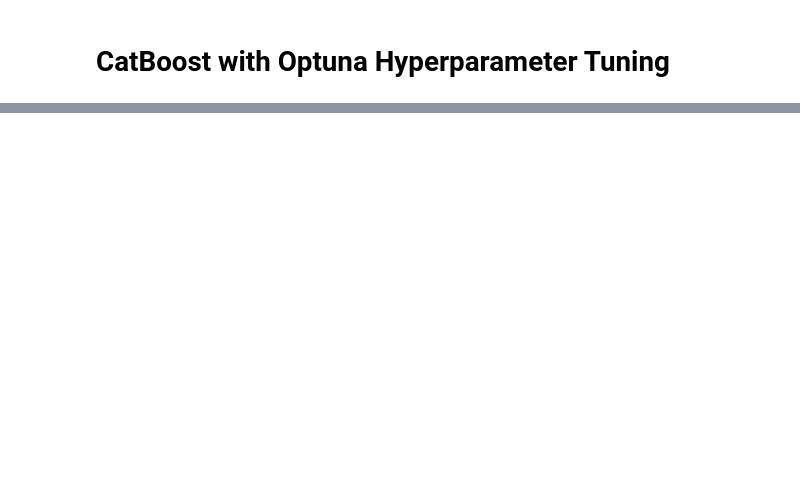
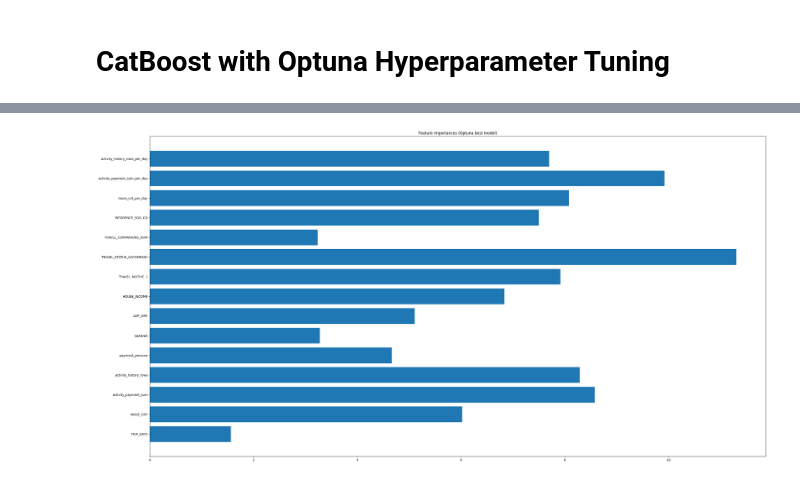
Before and after one commit to SKNetworks-AI19-250818/SKN19-mini-1Team, a Jupyter notebook: ML/01_CatBoost.ipynb, the cells around one changed output, grey strips where cells are left out. Cells and saved outputs as stored; diff of their text form; code cells hidden in the pictures; blank space fills up the shorter version.

```diff
--- a/ML/01_CatBoost.ipynb
+++ b/ML/01_CatBoost.ipynb
@@ -34,3 +62,23 @@ BINARY_CLASSIFICATION_FEATURES = [
+# %%
+BINARY_CLASSIFICATION_TARGET = 'IS_FAILED_TRIP'
+
+BINARY_CLASSIFICATION_FEATURES = [
+    'TRIP_DAYS',
+    'MOVE_CNT',
+    'activity_payment_sum',
+    'activity_history_rows',
+    'payment_persona',
+    'GENDER',
+    'AGE_GRP',
+    'HOUSE_INCOME',
+    'TRAVEL_MOTIVE_1',
+    'TRAVEL_STATUS_ACCOMPANY',
+    'TRAVEL_COMPANIONS_NUM',
+    'RESIDENCE_SGG_CD',
+    'move_cnt_per_day',
+    'activity_payment_sum_per_day',
+    'activity_history_rows_per_day'
+]
 # %%
 # 데이터 선언
 X = travel[BINARY_CLASSIFICATION_FEATURES]
@@ -248,0 +409,75 @@ dtype: float64
+# %%
+# 특성 중요도 (베스트 모델)
+import matplotlib.pyplot as plt
+
+plt.figure(figsize=(30,15))
+plt.barh(X.columns, best_model.get_feature_importance())
+plt.title('Feature importances (Optuna best model)')
+plt.tight_layout()
+out_path = os.path.join(OUTPUT_DIR, 'feature_importances_top.png')
+plt.savefig(out_path)
+plt.show()
+
+feat_imp = best_model.get_feature_importance()
+feat_names = X_train.columns
+feat_imp_ser = pd.Series(feat_imp, index=feat_names)
+
+sorted_feature_importances = feat_imp_ser.sort_values(ascending=False)
+print(sorted_feature_importances)
+
+# Save trained model with joblib next to confusion matrix (same OUTPUT_DIR)
+import joblib
+model_path = os.path.join(OUTPUT_DIR, 'catboost_best_model.joblib')
+joblib.dump(best_model, model_path)
+print(f'Saved trained model to: {model_path}')
+
+# ----------------------------------------------------------------------------
+# Lite model: train with only 4 features for minimal inference schema
+# Features: TRIP_DAYS (numeric), GENDER, AGE_GRP, ACTIVITY_TYPE_CD (categorical)
+# ----------------------------------------------------------------------------
+LITE_FEATURES = ['TRIP_DAYS', 'GENDER', 'AGE_GRP', 'ACTIVITY_TYPE_CD']
+
+# Build dataset for lite model
+X_lite = travel[LITE_FEATURES].copy()
+y_lite = y.copy()  # same target as main model
+
+from sklearn.model_selection import train_test_split
+X_train_lite, X_test_lite, y_train_lite, y_test_lite = train_test_split(
+    X_lite, y_lite, random_state=42, test_size=0.3
+)
+
+# Cast object columns: numeric-coerce if >=95% valid, else as string (categorical)
+obj_cols_lite = X_train_lite.select_dtypes(include=['object']).columns.tolist()
+num_coerced_lite, cat_auto_lite = [], []
+for c in obj_cols_lite:
+    coerced = pd.to_numeric(X_train_lite[c], errors='coerce')
+    if coerced.notna().mean() >= 0.95:
+        X_train_lite[c] = coerced
+        X_test_lite[c] = pd.to_numeric(X_test_lite[c], errors='coerce')
+        num_coerced_lite.append(c)
+    else:
+        X_train_lite[c] = X_train_lite[c].astype(str)
+        X_test_lite[c] = X_test_lite[c].astype(str)
+        cat_auto_lite.append(c)
+cat_cols_lite = sorted(set(cat_auto_lite))
+print(f'[LITE] Numeric-coerced cols: {num_coerced_lite}')
+print(f'[LITE] Categorical cols used: {cat_cols_lite}')
+
+from catboost import Pool, CatBoostClassifier
+m_lite = CatBoostClassifier(**final_params)
+m_lite.fit(
+    Pool(X_train_lite, y_train_lite, cat_features=cat_cols_lite),
+    verbose=False,
+    early_stopping_rounds=EARLY_STOPPING_ROUNDS,
+)
+# Quick sanity metric
+from sklearn.metrics import accuracy_score
+pred_lite = (m_lite.predict_proba(X_test_lite)[:,1] >= 0.5).astype(int)
+print(f'[LITE] Test Accuracy @0.5: {accuracy_score(y_test_lite, pred_lite):.4f}')
+
+# Save lite model
+lite_model_path = os.path.join(OUTPUT_DIR, 'catboost_best_model_lite.joblib')
+joblib.dump(m_lite, lite_model_path)
+print(f'[LITE] Saved trained lite model to: {lite_model_path}')
+# %% [output]
+[figure, added]
```
Also changed, not shown: parts of 16 cells of this notebook, 8 other files.
